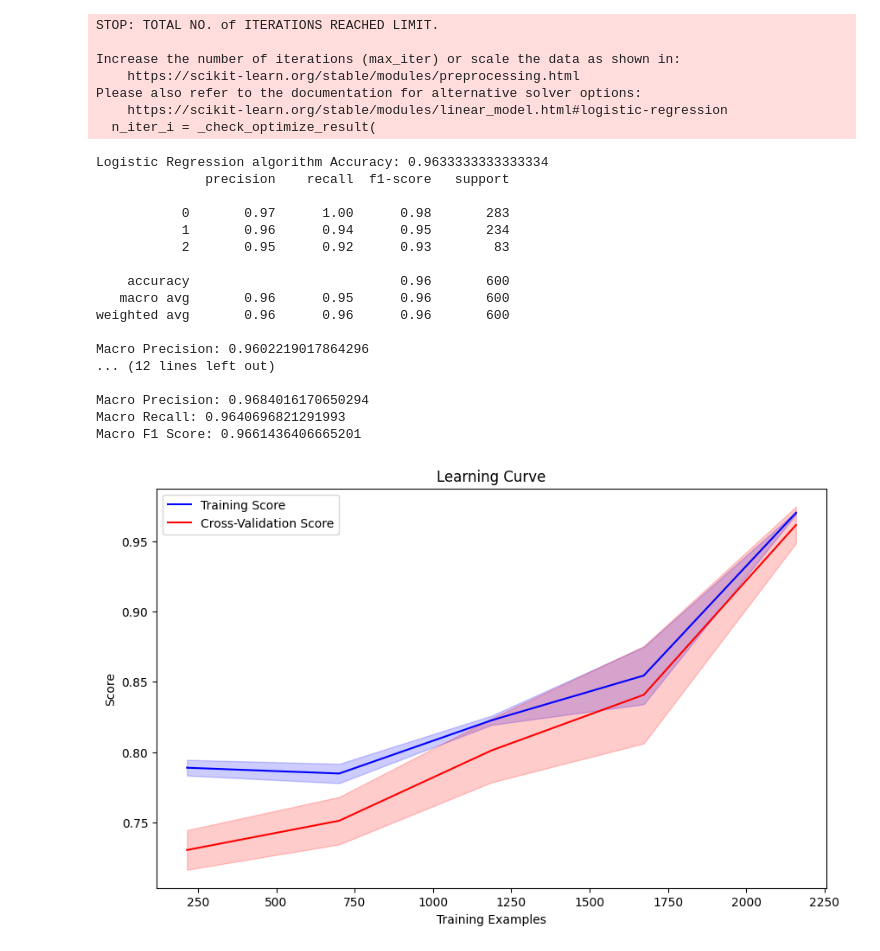
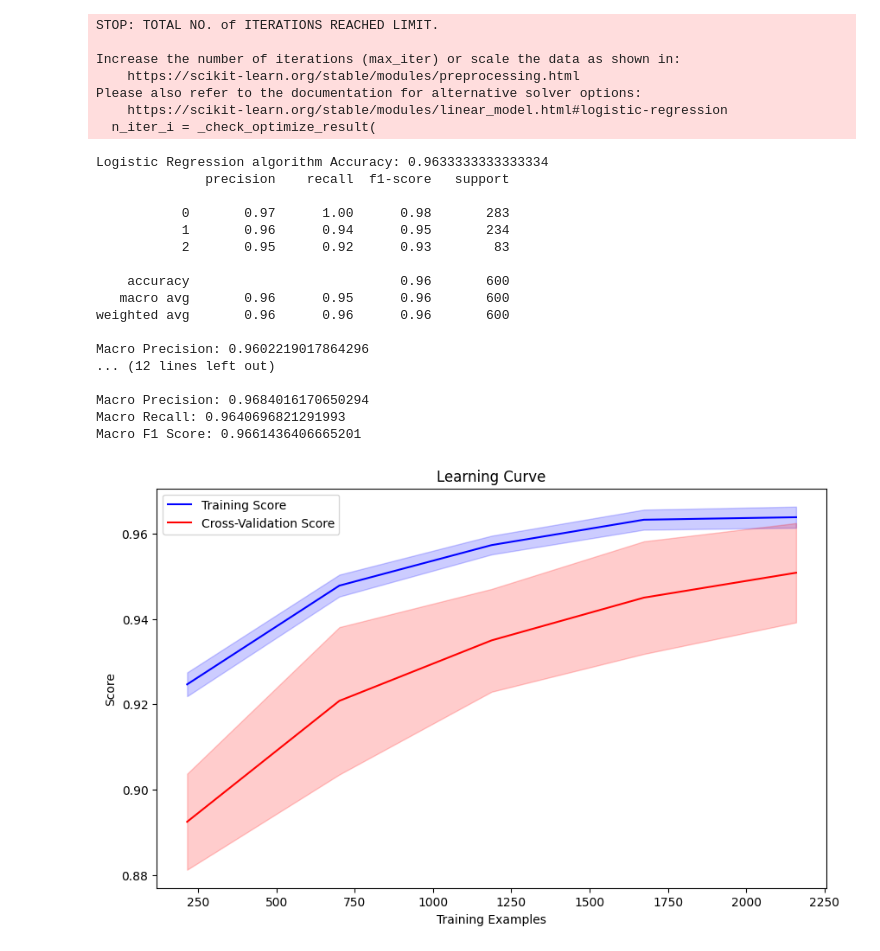
Before and after one commit to GutemaB2015/Gutema-thesis, a Jupyter notebook: Final.ipynb, the cells around one changed output. Drawn from its saved outputs; the diff is of its cells as text; code cells hidden in the pictures.

```diff
--- a/Final.ipynb
+++ b/Final.ipynb
@@ -73,7 +73,6 @@ data = data.drop("act_data_pkt_fwd", axis=1)
 data = data.drop("Active_Mean", axis=1)
 data = data.drop("Idle_Std", axis=1)
 data = data.drop("Idle_Min", axis=1)
-
 
 
 
@@ -205,7 +204,7 @@ print("Macro F1 Score:", f1_score)
 
 
 # Plot learning curve
-train_sizes, train_scores, test_scores = learning_curve(svmClassifier, X_train, y_train, cv=10)
+train_sizes, train_scores, test_scores = learning_curve(knClassifier, X_train, y_train, cv=10)
 
 # Calculate mean and standard deviation for training and testing scores
 train_scores_mean = np.mean(train_scores, axis=1)
@@ -241,31 +240,31 @@ weighted avg       0.97      0.96      0.97       600
 Macro Precision: 0.9326923076923078
 ... (40 lines left out)
 
 Macro Precision: 0.9326923076923078
 Macro Recall: 0.9700854700854701
 Macro F1 Score: 0.9469068896625155
 STOP: TOTAL NO. of ITERATIONS REACHED LIMIT.
 
 Increase the number of iterations (max_iter) or scale the data as shown in:
     https://scikit-learn.org/stable/modules/preprocessing.html
 Please also refer to the documentation for alternative solver options:
     https://scikit-learn.org/stable/modules/linear_model.html#logistic-regression
   n_iter_i = _check_optimize_result(
 Logistic Regression algorithm Accuracy: 0.9633333333333334
               precision    recall  f1-score   support
 
            0       0.97      1.00      0.98       283
            1       0.96      0.94      0.95       234
            2       0.95      0.92      0.93        83
 
     accuracy                           0.96       600
    macro avg       0.96      0.95      0.96       600
 weighted avg       0.96      0.96      0.96       600
 
 Macro Precision: 0.9602219017864296
 ... (12 lines left out)
 
 Macro Precision: 0.9684016170650294
 Macro Recall: 0.9640696821291993
 Macro F1 Score: 0.9661436406665201
-[figure, old version]
+[figure, new version]
```
